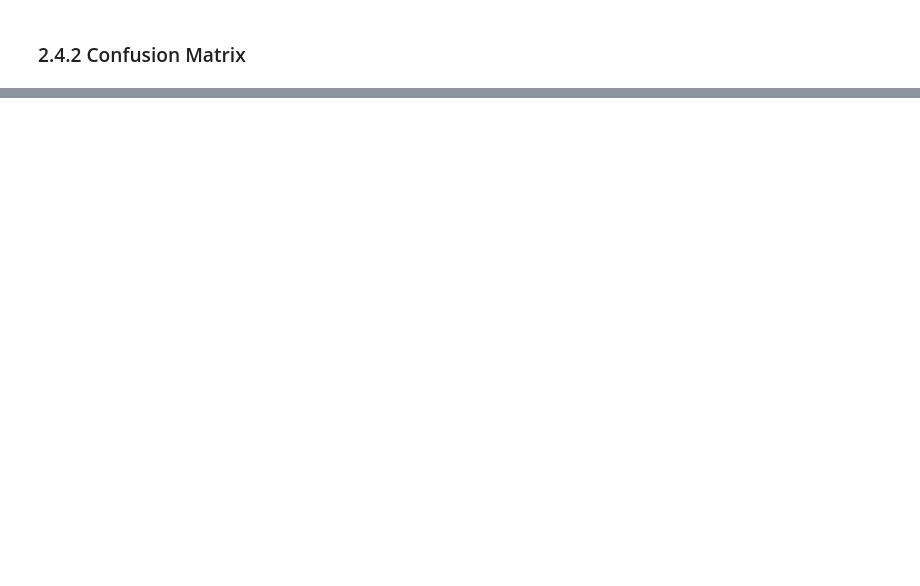
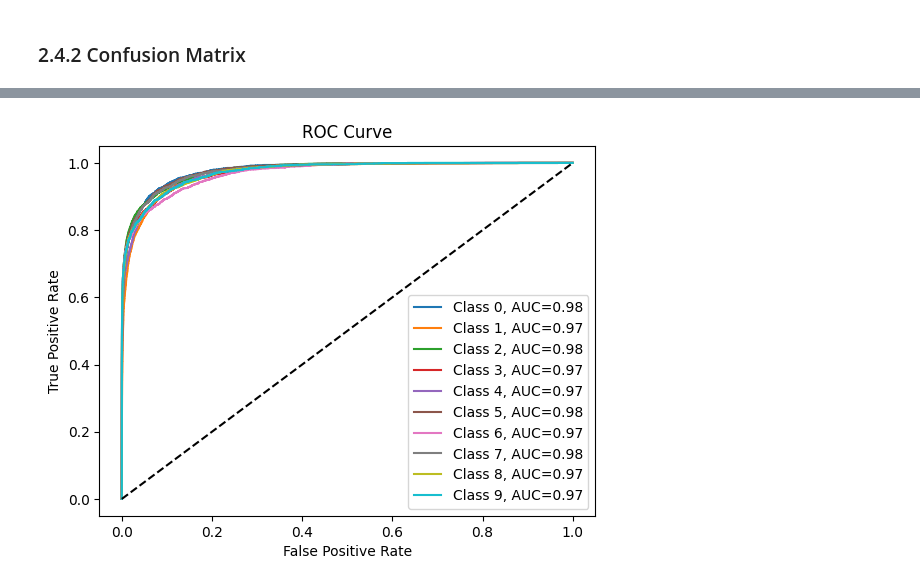
Before and after one commit to hyz-courses/CISC3024-Pattern-Recognition, a Jupyter notebook: Final_Project/main.ipynb, the cells around one changed output, grey strips where cells are left out. Cells and saved outputs as stored; diff of their text form; code cells hidden in the pictures; blank space fills up the shorter version.

Commit message:
:bee: Add training results, add ROC AUC, PRC, Accuracy-Precision-Recall-F1

```diff
--- a/Final_Project/main.ipynb
+++ b/Final_Project/main.ipynb
@@ -315,0 +326,9 @@ plt.show()
+# %%
+accuracy = accuracy_score(true_labels_cpu, pred_labels_cpu)
+print(f"Accuracy:{accuracy:.2f}")
+
+precision = precision_score(true_labels_cpu, pred_labels_cpu, average=None, labels=range(0, 10))
+recall = recall_score(true_labels_cpu, pred_labels_cpu, average=None, labels=range(0, 10))
+f1 = f1_score(true_labels_cpu, pred_labels_cpu, average=None, labels=range(0, 10))
+for i in range(10):
+    print(f"Class {i}: Prec:{precision[i]:.2f}, Recall:{recall[i]:.2f}, F_1 Score:{f1[i]:.2f}")
@@ -315,0 +350,3 @@ plt.show()
+# %%
+true_labels_bin = label_binarize(true_labels_cpu, classes=range(0,10))
+true_labels_bin
@@ -315,0 +372,6 @@ plt.show()
+# %%
+# Compute ROC AUC for each class
+roc_auc = dict()
+for i in range(0, 10):
+    roc_auc[i] = roc_auc_score(true_labels_bin[:,i], np.array(pred_scores)[:, i])
+    print(f"Class {i}: ROC AUC = {roc_auc[i]:.2f}")
@@ -315,0 +389,15 @@ plt.show()
+# %%
+# Plot ROC AUC Curves
+for i in range(0, 10):
+    fpr, tpr, _ = roc_curve(true_labels_bin[:,i], np.array(pred_scores)[:, i])
+    plt.plot(fpr, tpr, label=f"Class {i}, AUC={roc_auc[i]:.2f}")
+
+plt.plot([0, 1], [0, 1], "k--") # Diagnal Line
+plt.xlabel("False Positive Rate")
+plt.ylabel("True Positive Rate")
+# plt.yscale("logit")
+plt.title("ROC Curve")
+plt.legend(loc="best")
+plt.show()
+# %% [output]
+[figure, added]
```
Also changed, not shown: parts of 24 cells of this notebook, 9 other files.
